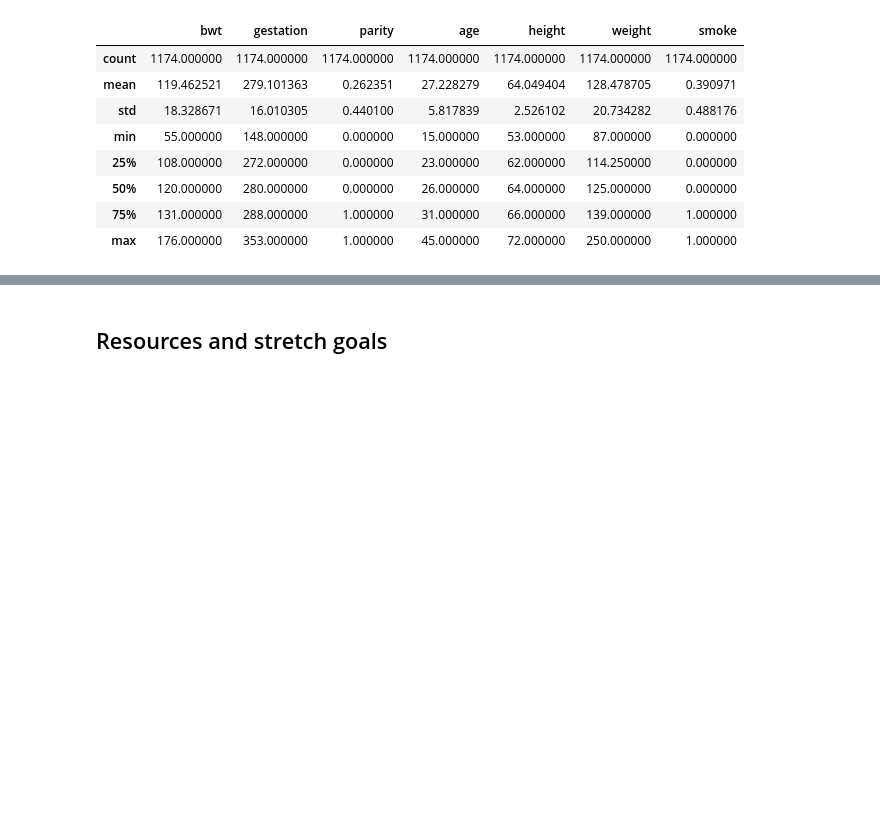
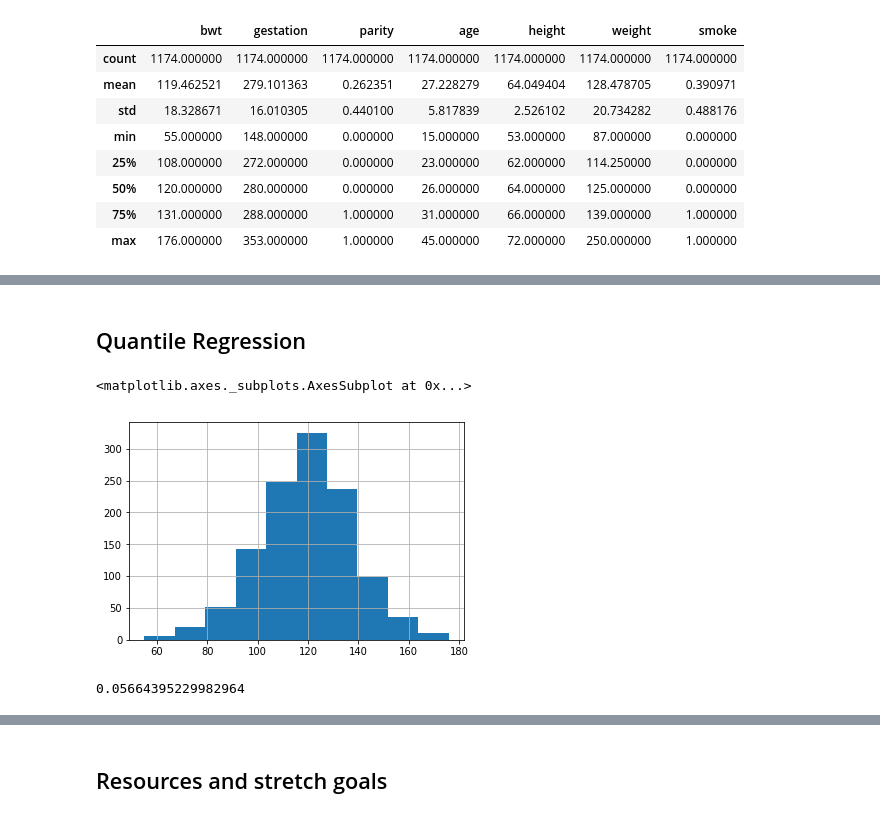
Before and after one commit to bloominstituteoftechnology/DS-Unit-2-Sprint-3-Advanced-Regression, a Jupyter notebook: module3-quantile-regression/LS_DS_233_Quantile_Regression-Assignment.ipynb, the cells around one changed output, grey strips where cells are left out. Cells and saved outputs as stored; diff of their text form; code cells hidden in the pictures; blank space fills up the shorter version.

```diff
--- a/module3-quantile-regression/LS_DS_233_Quantile_Regression-Assignment.ipynb
+++ b/module3-quantile-regression/LS_DS_233_Quantile_Regression-Assignment.ipynb
@@ -54,0 +79,15 @@ bwt_df.describe()
+# %% [markdown]
+## Quantile Regression
+# %%
+# Visualize!
+bwt_df.bwt.hist()
+# %% [output]
+<matplotlib.axes._subplots.AxesSubplot at 0x...>
+[figure, added]
+# %%
+# First, I figure out what quantile corresponds to a birth weight
+# of 90 oz.
+q = stats.percentileofscore(bwt_df.bwt, 90)/100
+q
+# %% [output]
+0.05664395229982964
```
Also changed, not shown: parts of 20 cells of this notebook.
